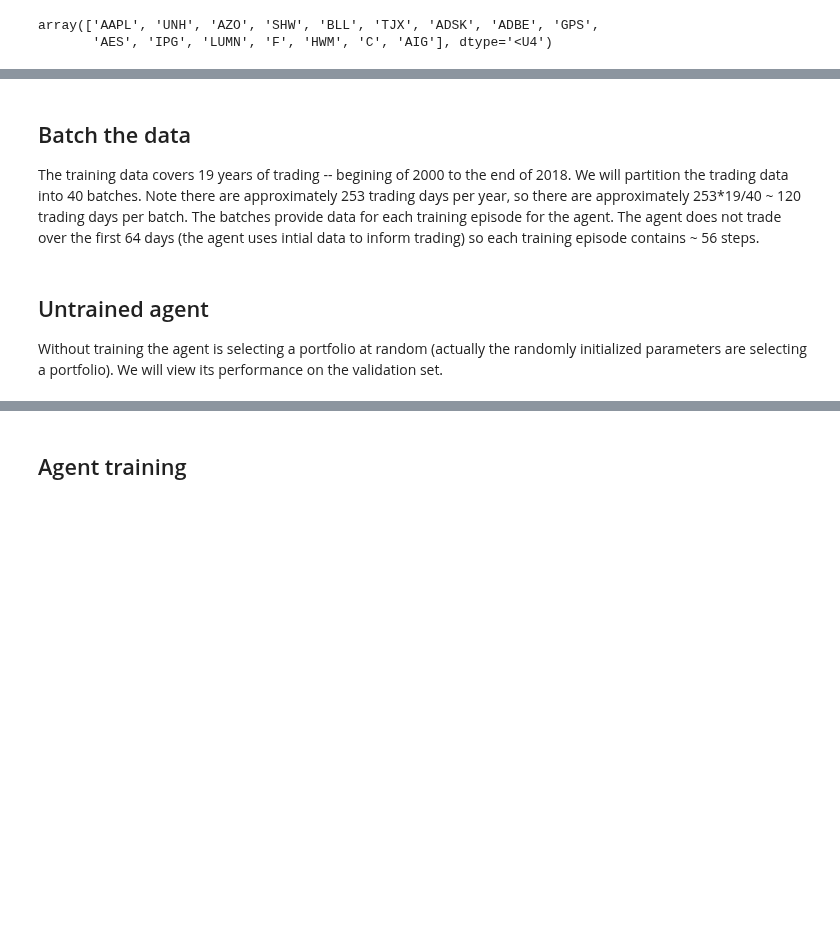
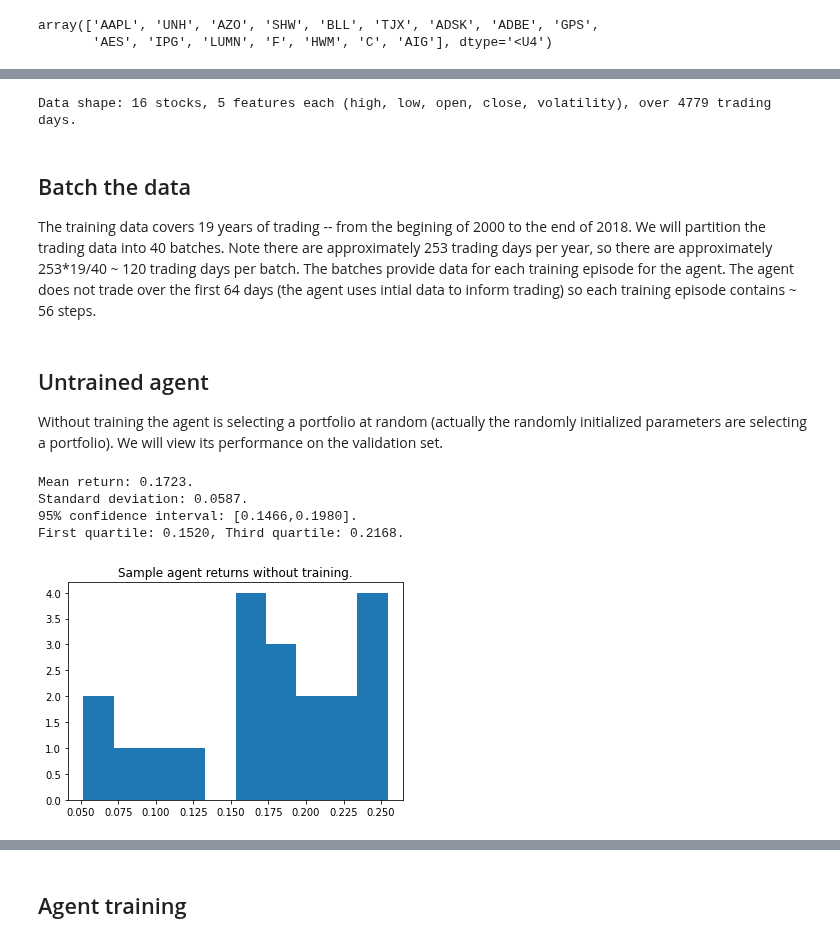
Before and after one commit to rajindermavi/portfolio_management, a Jupyter notebook: portfolio_management/dpm_agent_training.ipynb, the cells around one changed output, grey strips where cells are left out. Saved outputs shown, nothing was run; the diff lists cells and outputs as text; code cells hidden in the pictures; blank space fills up the shorter version.

```diff
--- a/portfolio_management/dpm_agent_training.ipynb
+++ b/portfolio_management/dpm_agent_training.ipynb
@@ -42,3 +44,5 @@ Each line of the dataframe contains the values of a single symbol for a single d
+# %%
+yf_df['volume'] = yf_df['volume'] /yf_df['volume'].max()
 # %%
 # Generate array of symbols in the yf dataframe
 symbols = yf_df['Symbol'].unique()
@@ -111,9 +115,9 @@ validation_dates = validation_data[0]['Date']
 test_dates = test_data[0]['Date']
 
 # Select only high, low, open, and close prices for each stock
-training_data = np.array([df.iloc[:,2:6].to_numpy() for df in training_data])
-validation_data = np.array([df.iloc[:,2:6].to_numpy() for df in validation_data])
-test_data = np.array([df.iloc[:,2:6].to_numpy() for df in test_data])
+training_data = np.array([df.iloc[:,2:7].to_numpy() for df in training_data])
+validation_data = np.array([df.iloc[:,2:7].to_numpy() for df in validation_data])
+test_data = np.array([df.iloc[:,2:7].to_numpy() for df in test_data])
 
 # Save the test data for post traning
 with open('test_data.dill','wb') as dill_file:
@@ -127,7 +125,13 @@ Observe we have 16 stocks with 4 features each (high,low,open,close) over 4779 t
+# %%
+shape = training_data.shape
+
+print(f'Data shape: {shape[0]} stocks, {shape[2]} features each (high, low, open, close, volatility), over {shape[1]} trading days.')
+# %% [output]
+Data shape: 16 stocks, 5 features each (high, low, open, close, volatility), over 4779 trading days.
 # %% [markdown]
 ## Batch the data
 
-The training data covers 19 years of trading -- begining of 2000 to the end of 2018. We will partition the trading data into 40 batches. Note there are approximately 253 trading days per year, so there are approximately 253*19/40 ~ 120 trading days per batch. The batches provide data for each training episode for the agent. The agent does not trade over the first 64 days (the agent uses intial data to inform trading) so each training episode contains ~ 56 steps.
+The training data covers 19 years of trading -- from the begining of 2000 to the end of 2018. We will partition the trading data into 40 batches. Note there are approximately 253 trading days per year, so there are approximately 253*19/40 ~ 120 trading days per batch. The batches provide data for each training episode for the agent. The agent does not trade over the first 64 days (the agent uses intial data to inform trading) so each training episode contains ~ 56 steps.
 # %%
 # Batch the data
 n_batches = 50
@@ -146,29 +150,35 @@ agent = DPM_Agent()
 
 Without training the agent is selecting a portfolio at random (actually the randomly initialized parameters are selecting a portfolio). We will view its performance on the validation set.
 # %%
-SAMPLES = 50
-STOCKS = 8
+SAMPLES = 20
+STOCKS = 5
 
-def calculate_agent_stats(Env,data,agent,stocks,samples):
-    sar = sampled_agent_reward(Env,data,[agent],stocks,samples)
+def calculate_agent_stats(Env,data,agent,stocks,samples,dsct = 1):
+    sar = sampled_agent_reward(Env,data,[agent],stocks,samples,dsct = dsct)
 
     m = np.mean(sar[agent.name])
     s = np.std(sar[agent.name])
     L = m - 1.96 * (s / np.sqrt(SAMPLES))
     H = m + 1.96 * (s / np.sqrt(SAMPLES))
     q1 = np.percentile(sar[agent.name],25)
     q3 = np.percentile(sar[agent.name],75)
 
     print(f"Mean return: {m:.4f}.")
     print(f"Standard deviation: {s:.4f}.")
     print(f"95% confidence interval: [{L:.4f},{H:.4f}].")
     print(f"First quartile: {q1:.4f}, Third quartile: {q3:.4f}.")
     return sar
 
-sar = calculate_agent_stats(TradingEnv,validation_data,agent,STOCKS,SAMPLES)
+sar = calculate_agent_stats(TradingEnv,validation_data,agent,STOCKS,SAMPLES,dsct = 1)
 plt.hist(sar[agent.name])
 plt.title("Sample agent returns without training.")
 plt.show()
+# %% [output]
+Mean return: 0.1723.
+Standard deviation: 0.0587.
+95% confidence interval: [0.1466,0.1980].
+First quartile: 0.1520, Third quartile: 0.2168.
+[figure, added]
 # %%
 # Simulate untrained agent to view baseline
 loss = agent_loss(validation_env,agent)
```
Also changed, not shown: parts of 14 cells of this notebook, 7 other files.
